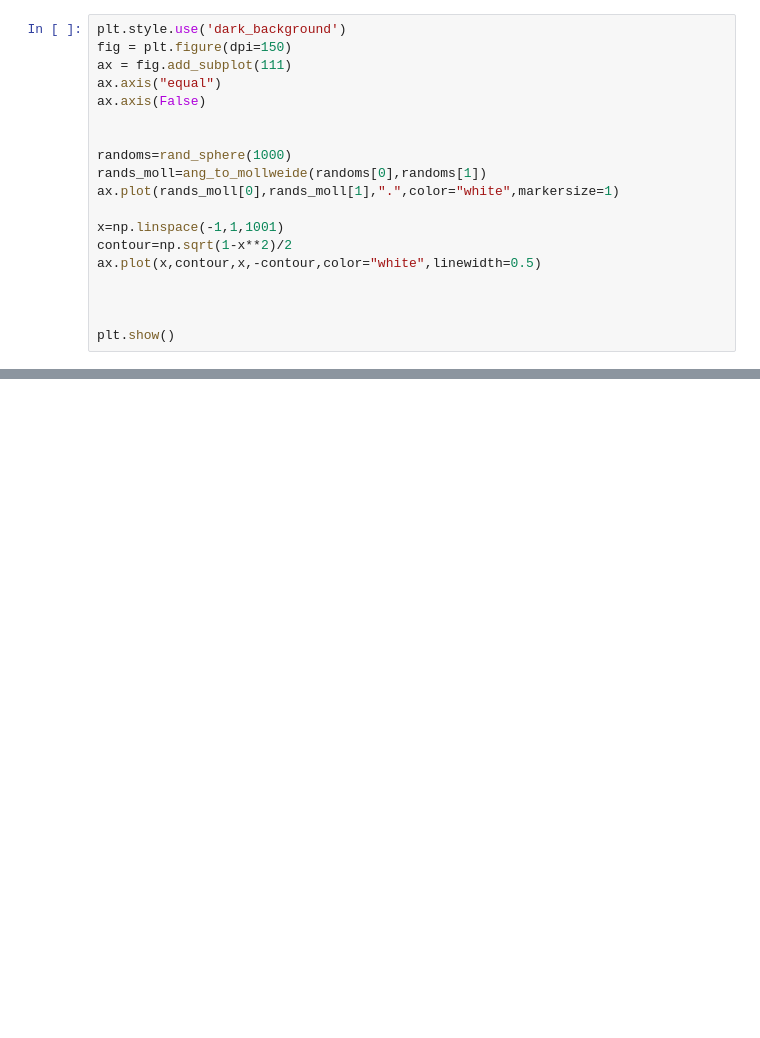
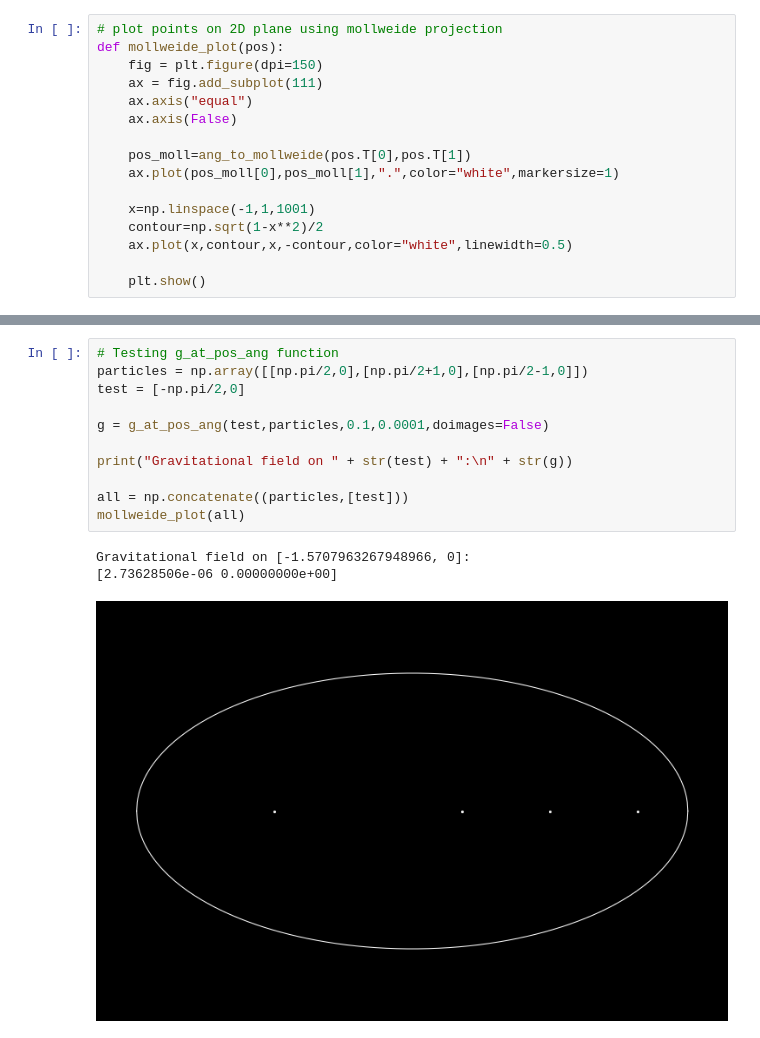
Before and after one commit to ChavezUriel/desihigh, a Jupyter notebook: MiniUniverse.ipynb, the cells around one changed output, grey strips where cells are left out. Cells and saved outputs as stored; diff of their text form; blank space fills up the shorter version.

```diff
--- a/MiniUniverse.ipynb
+++ b/MiniUniverse.ipynb
@@ -23,19 +36,16 @@ def init_dof(npt):
 # %%
-plt.style.use('dark_background')
-fig = plt.figure(dpi=150)
-ax = fig.add_subplot(111)
-ax.axis("equal")
-ax.axis(False)
+# plot points on 2D plane using mollweide projection
+def mollweide_plot(pos):
+    fig = plt.figure(dpi=150)
+    ax = fig.add_subplot(111)
+    ax.axis("equal")
+    ax.axis(False)
 
+    pos_moll=ang_to_mollweide(pos.T[0],pos.T[1])
+    ax.plot(pos_moll[0],pos_moll[1],".",color="white",markersize=1)
 
-randoms=rand_sphere(1000)
-rands_moll=ang_to_mollweide(randoms[0],randoms[1])
-ax.plot(rands_moll[0],rands_moll[1],".",color="white",markersize=1)
+    x=np.linspace(-1,1,1001)
+    contour=np.sqrt(1-x**2)/2
+    ax.plot(x,contour,x,-contour,color="white",linewidth=0.5)
 
-x=np.linspace(-1,1,1001)
-contour=np.sqrt(1-x**2)/2
-ax.plot(x,contour,x,-contour,color="white",linewidth=0.5)
-
-
-
-plt.show()
+    plt.show()
@@ -96,2 +178,17 @@ def g_at_pos(pos, particles, mass, epsilon=1.0, doimages=True):
+# %%
+# Testing g_at_pos_ang function
+particles = np.array([[np.pi/2,0],[np.pi/2+1,0],[np.pi/2-1,0]])
+test = [-np.pi/2,0]
+
+g = g_at_pos_ang(test,particles,0.1,0.0001,doimages=False)
+
+print("Gravitational field on " + str(test) + ":\n" + str(g))
+
+all = np.concatenate((particles,[test]))
+mollweide_plot(all)
+# %% [output]
+Gravitational field on [-1.5707963267948966, 0]:
+[2.73628506e-06 0.00000000e+00]
+[figure, added]
 # %%
 # We'll sample the equations of motion in discrete time steps.
```
Also changed, not shown: parts of 20 cells of this notebook.
